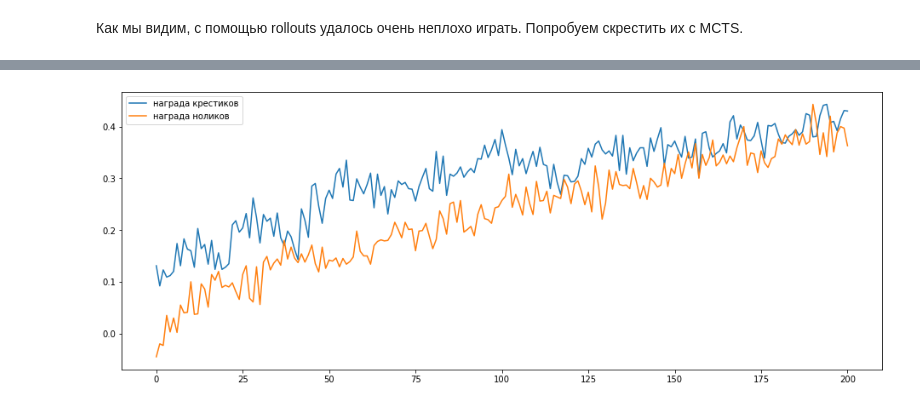
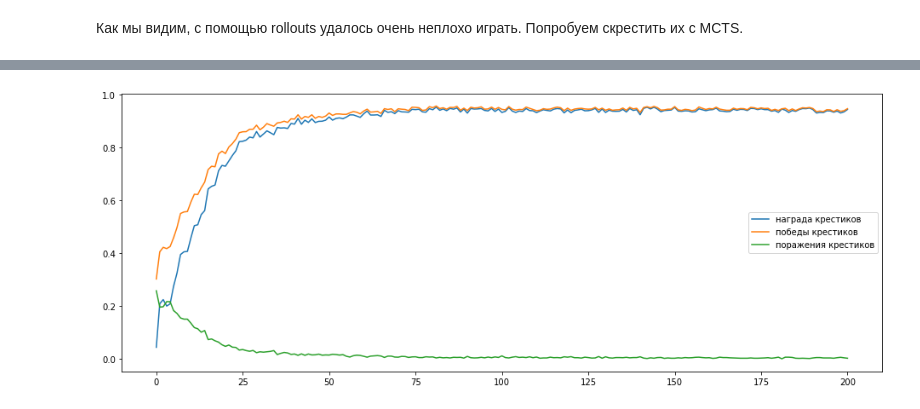
Before and after one commit to x-sile/MADE_RL, a Jupyter notebook: hw2/TicTacToe.ipynb, the cells around one changed output, grey strips where cells are left out. Cells and saved outputs as stored; diff of their text form; code cells hidden in the pictures.

```diff
--- a/hw2/TicTacToe.ipynb
+++ b/hw2/TicTacToe.ipynb
@@ -976,7 +992,14 @@ rewards44, wins, losses, draws, tree44_noughts = evaluate_reward_by_mcts(
+# %%
+tree44_crosses = MCTS(env44, player=1)
+
+rewards44, wins, losses, draws, tree44_crosses = evaluate_reward_by_mcts(
+    tree44_crosses, n_episodes_train=1_000_000, n_episodes_eval=2000, eval_every=5000)
 # %%
+n = 2000
 plt.figure(figsize=(16, 6))
 plt.plot(rewards44[:, 0], label='награда крестиков')
-plt.plot(rewards44[:, 1], label='награда ноликов')
+plt.plot(wins[:, 0] / n, label='победы крестиков')
+plt.plot(losses[:, 0] / n, label='поражения крестиков')
 plt.legend();
 # %% [output]
-[figure, old version]
+[figure, new version]
```
Also changed, not shown: parts of 12 cells of this notebook.
